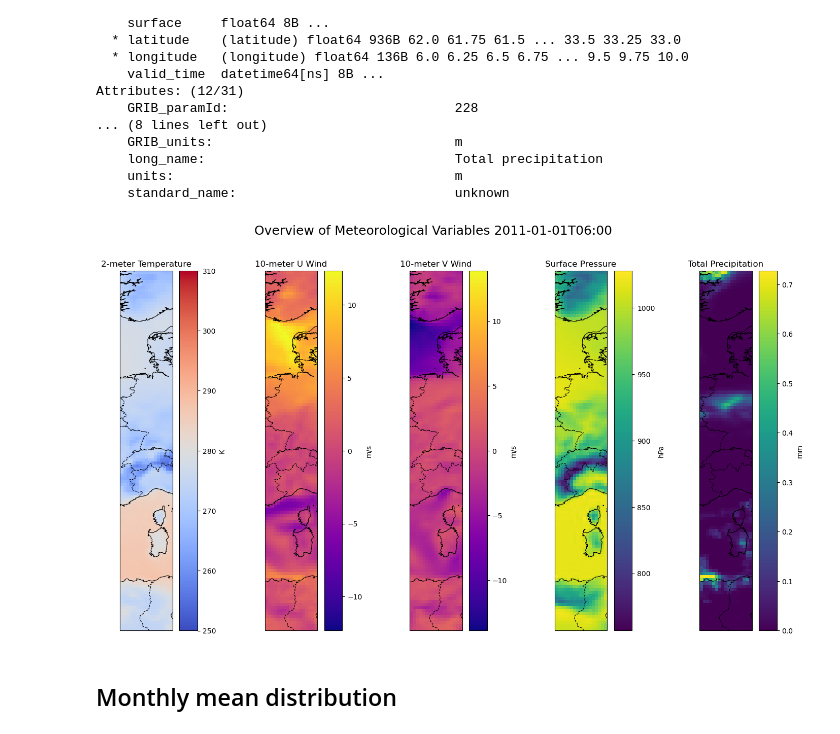
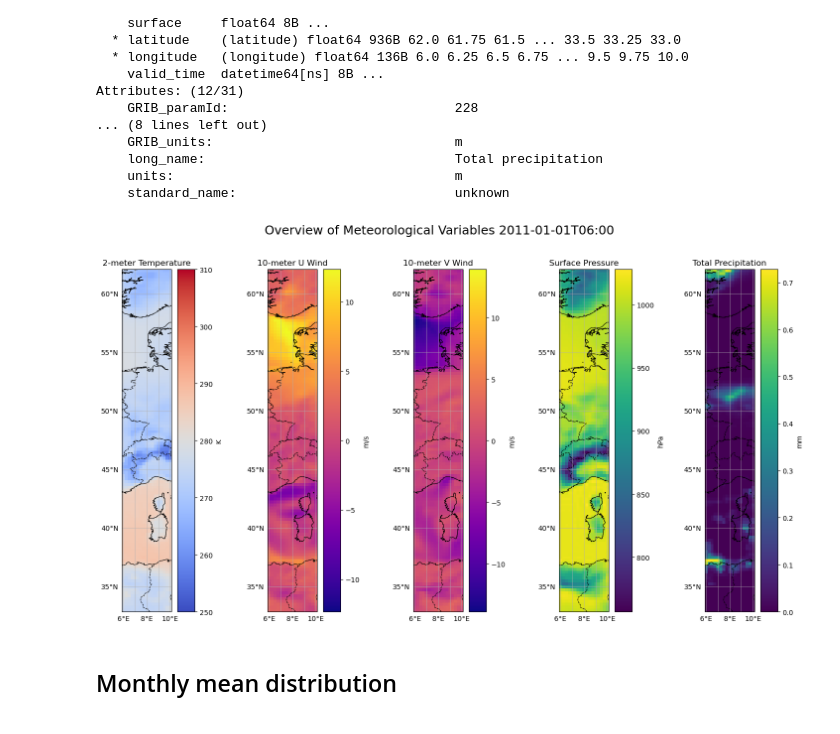
Before and after one commit to fquaren/AdaptationSandbox, a Jupyter notebook: notebooks/data_analysis.ipynb, the cells around one changed output. Drawn from its saved outputs; the diff is of its cells as text; code cells hidden in the pictures.

```diff
--- a/notebooks/data_analysis.ipynb
+++ b/notebooks/data_analysis.ipynb
@@ -105,21 +107,31 @@ Attributes: (12/31)
 # %%
 # Create the figure with horizontal subplots
 fig, axs = plt.subplots(1, 5, figsize=(15, 8), subplot_kw={'projection': ccrs.PlateCarree()})
 
 
 # Plot each variable
 plot_variable(axs[0], t2m, "2-meter Temperature", "coolwarm", "K", vmin=250, vmax=310)
 plot_variable(axs[1], u10, "10-meter U Wind", "plasma", "m/s")
 plot_variable(axs[2], v10, "10-meter V Wind", "plasma", "m/s")
 plot_variable(axs[3], sp / 100, "Surface Pressure", "viridis", "hPa")  # Convert Pa to hPa
 plot_variable(axs[4], tp * 1000, "Total Precipitation", "viridis", "mm")
 
+# Add gridlines and ticks
+for i in range(len(axs)):
+    gl = axs[i].gridlines(draw_labels=True, dms=True, x_inline=False, y_inline=False, linewidth=.5)
+    gl.xlabel_style = {'size': 10, 'color': 'black'}
+    gl.ylabel_style = {'size': 10, 'color': 'black'}
+    gl.left_labels = True  # Enable latitude labels on the left
+    gl.right_labels = False  # Disable latitude labels on the right
+    gl.top_labels = False  # Disable longitude labels on the top
+    gl.bottom_labels = True
+
 fig.suptitle(f"Overview of Meteorological Variables {time_selection}", fontsize=18, y=1.02)
 
 # Adjust layout
 plt.tight_layout()
 # %% [output]
-[figure, old version]
+[figure, new version]
 # %% [markdown]
 ## Monthly mean distribution
 # %%
```
Also changed, not shown: parts of 20 cells of this notebook.
